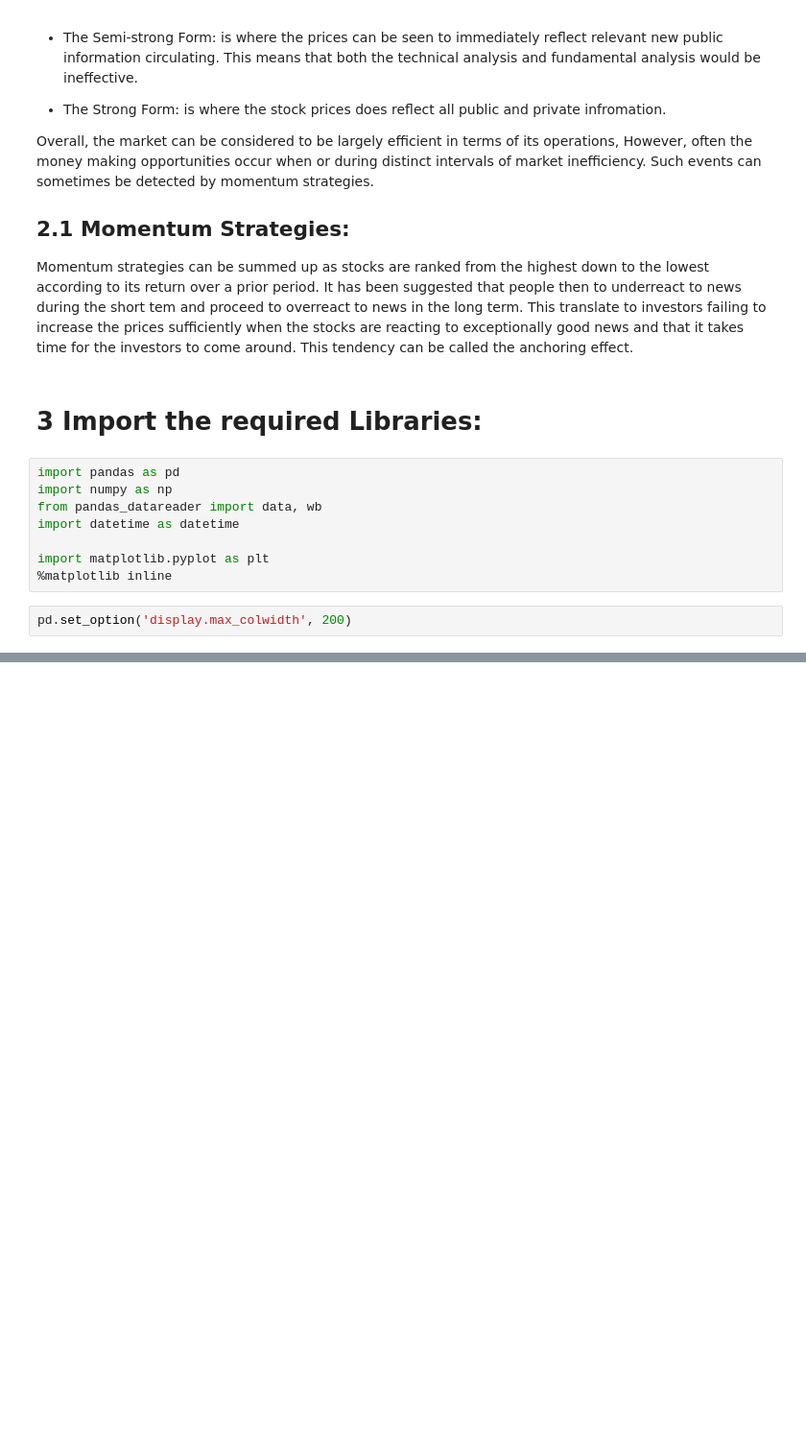
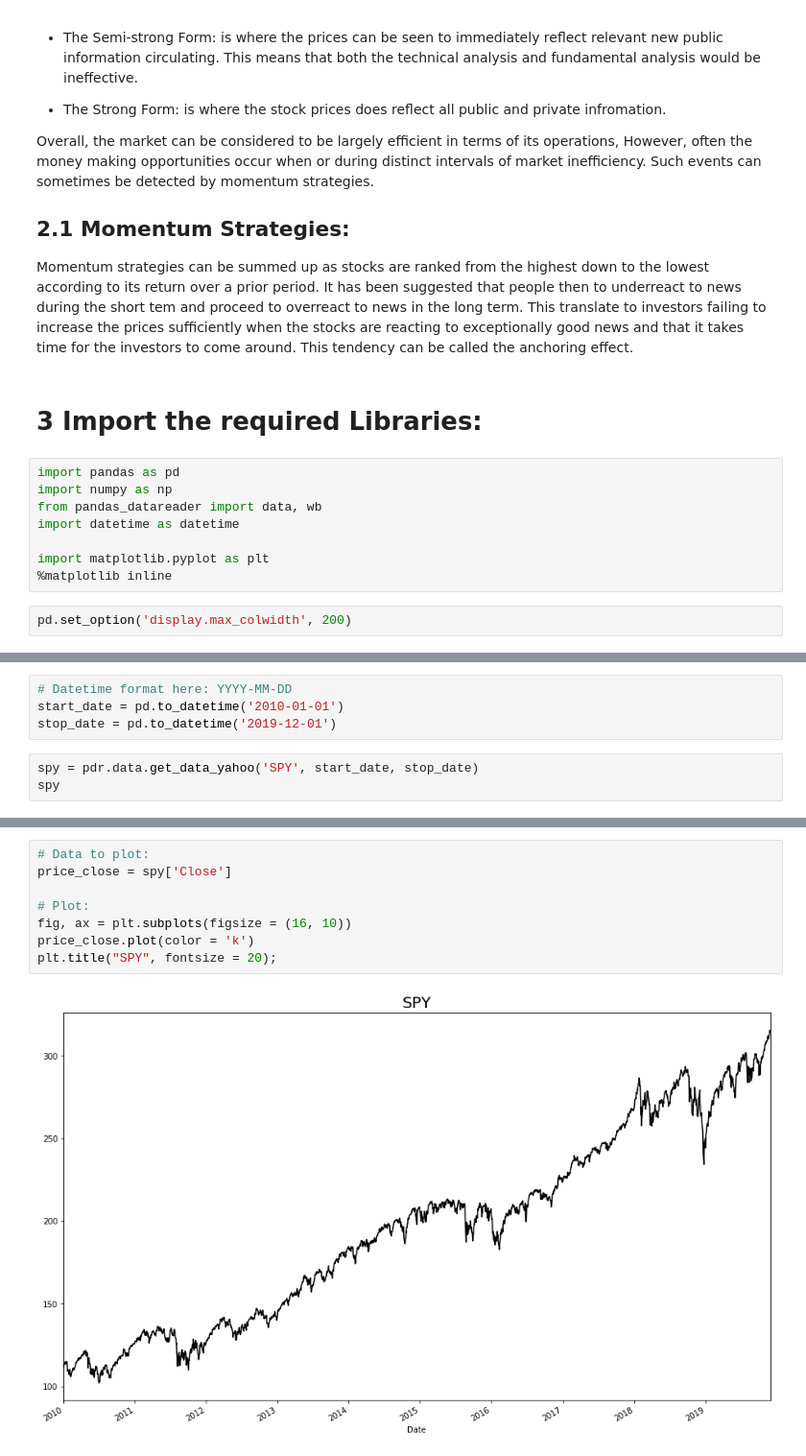
Before and after one commit to ylee9107/ML_App_ForecastStockMarket, a Jupyter notebook: ML_App_StockMarketForecast.ipynb, the cells around one changed output, grey strips where cells are left out. Shown at 96% size. Saved outputs shown, nothing was run; the diff lists cells and outputs as text; blank space fills up the shorter version.

```diff
--- a/ML_App_StockMarketForecast.ipynb
+++ b/ML_App_StockMarketForecast.ipynb
@@ -62,0 +69,7 @@ pd.set_option('display.max_colwidth', 200)
+# %%
+# Datetime format here: YYYY-MM-DD
+start_date = pd.to_datetime('2010-01-01')
+stop_date = pd.to_datetime('2019-12-01')
+# %%
+spy = pdr.data.get_data_yahoo('SPY', start_date, stop_date)
+spy
@@ -62,0 +99,10 @@ pd.set_option('display.max_colwidth', 200)
+# %%
+# Data to plot:
+price_close = spy['Close']
+
+# Plot:
+fig, ax = plt.subplots(figsize = (16, 10))
+price_close.plot(color = 'k')
+plt.title("SPY", fontsize = 20);
+# %% [output]
+[figure, added]
```
Also changed, not shown: parts of 10 cells of this notebook.
